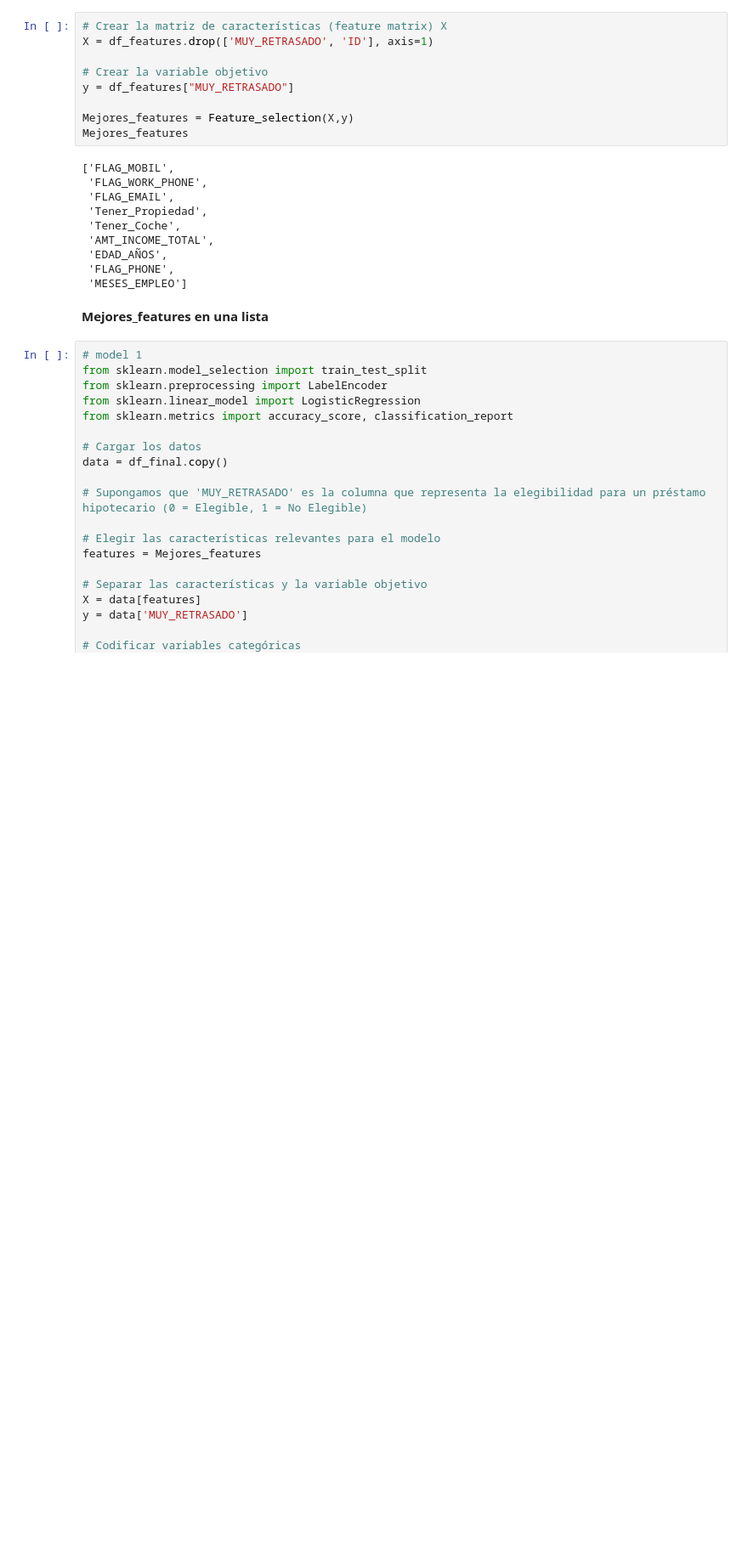
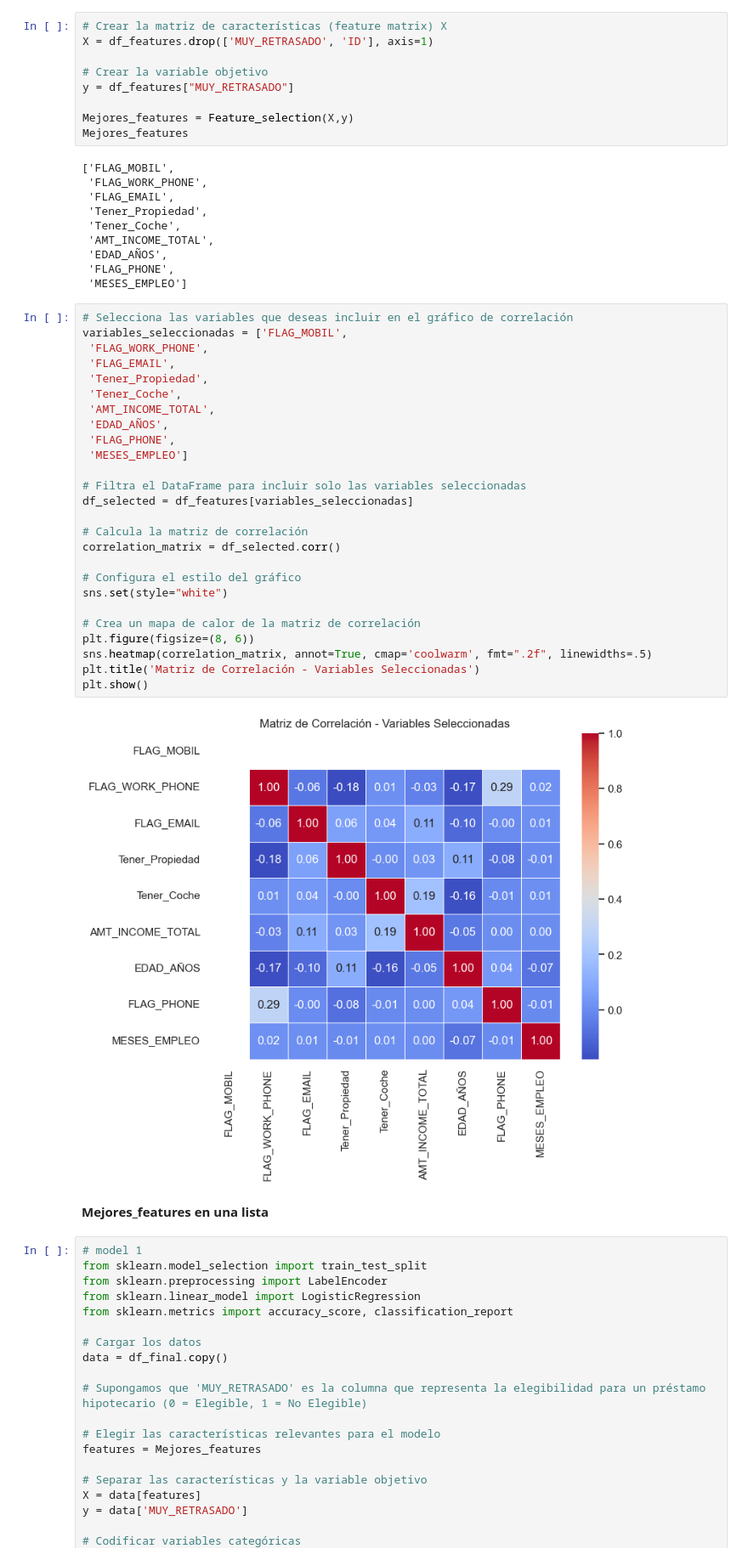
Before and after one commit to brayan084/pre-entregas, a Jupyter notebook: Zorro-pre-entrega-9.ipynb, the cells around one changed output. Shown at 85% size. Saved outputs shown, nothing was run; the diff lists cells and outputs as text; blank space fills up the shorter version.

```diff
--- a/Zorro-pre-entrega-9.ipynb
+++ b/Zorro-pre-entrega-9.ipynb
@@ -632,6 +633,34 @@ Mejores_features
  'EDAD_AÑOS',
  'FLAG_PHONE',
  'MESES_EMPLEO']
+# %%
+# Selecciona las variables que deseas incluir en el gráfico de correlación
+variables_seleccionadas = ['FLAG_MOBIL',
+ 'FLAG_WORK_PHONE',
+ 'FLAG_EMAIL',
+ 'Tener_Propiedad',
+ 'Tener_Coche',
+ 'AMT_INCOME_TOTAL',
+ 'EDAD_AÑOS',
+ 'FLAG_PHONE',
+ 'MESES_EMPLEO']
+
+# Filtra el DataFrame para incluir solo las variables seleccionadas
+df_selected = df_features[variables_seleccionadas]
+
+# Calcula la matriz de correlación
+correlation_matrix = df_selected.corr()
+
+# Configura el estilo del gráfico
+sns.set(style="white")
+
+# Crea un mapa de calor de la matriz de correlación
+plt.figure(figsize=(8, 6))
+sns.heatmap(correlation_matrix, annot=True, cmap='coolwarm', fmt=".2f", linewidths=.5)
+plt.title('Matriz de Correlación - Variables Seleccionadas')
+plt.show()
+# %% [output]
+[figure, added]
 # %% [markdown]
 __Mejores_features en una lista__
 # %%
```
Also changed, not shown: parts of 7 cells of this notebook.
